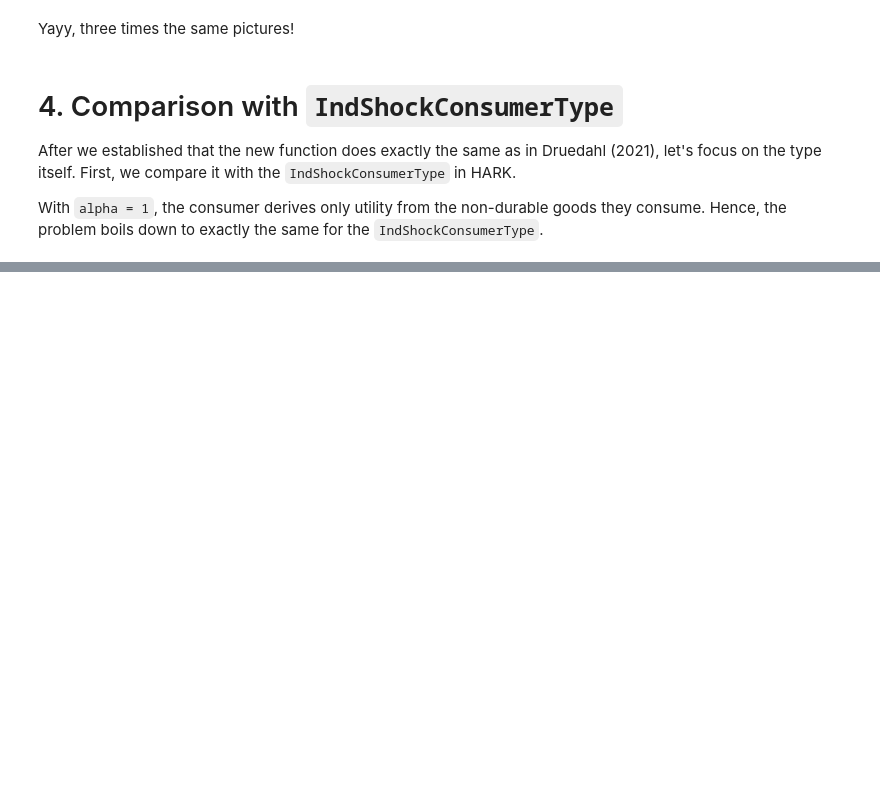
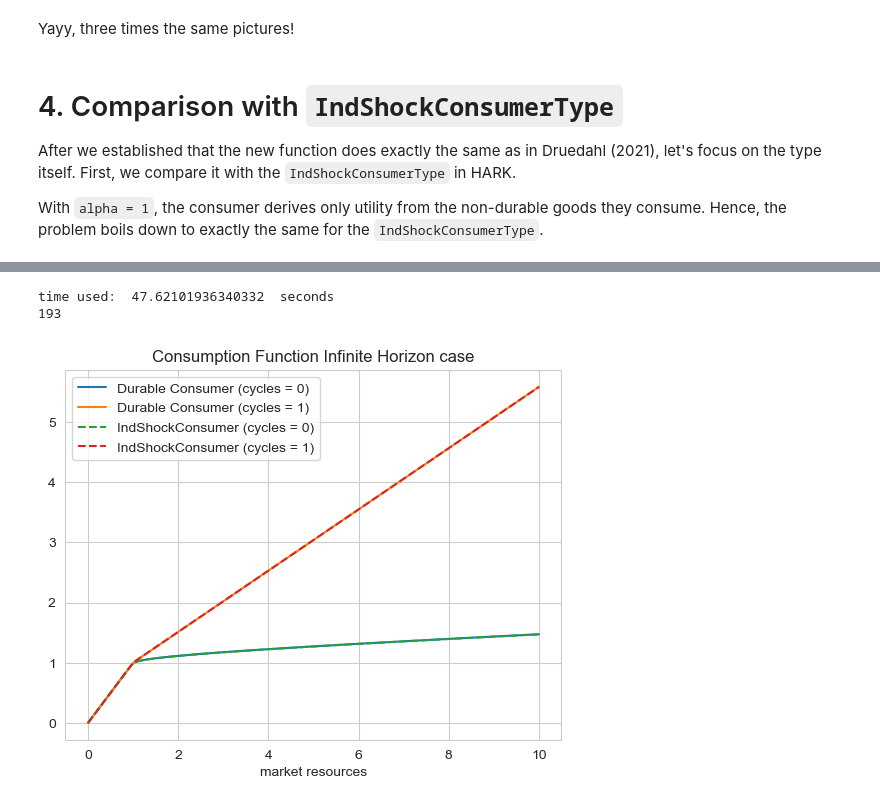
Before and after one commit to AMonninger/DurableConsumerType_REMARK, a Jupyter notebook: code/python/DurableModel_Notebook.ipynb, the cells around one changed output, grey strips where cells are left out. Saved outputs shown, nothing was run; the diff lists cells and outputs as text; code cells hidden in the pictures; blank space fills up the shorter version.

```diff
--- a/code/python/DurableModel_Notebook.ipynb
+++ b/code/python/DurableModel_Notebook.ipynb
@@ -366,0 +454,49 @@ DurableExample.solve()#(verbose=False)
+# %%
+### Solve DurableConsumerType: Lifecycle
+DurableExample_life = DurableConsumerType(**init_durable)
+DurableExample_life.alpha = 1.0
+DurableExample_life.adjC = 1.0
+DurableExample_life.dDepr = 1.0
+DurableExample_life.xNrmMax = 13
+DurableExample_life.mNrmMax = 13
+DurableExample_life.cycles = 1
+DurableExample_life.update_income_process()
+DurableExample_life.solve()#(verbose=False)
+n = 0
+Results_life = Graphfunctions(DurableExample_life,grid,n)
+# %%
+### Solve DurableConsumerType: Infinite Horizon
+
+start = time.time()
+
+DurableExample_inf = DurableConsumerType(**init_durable)
+DurableExample_inf.alpha = 1.0
+DurableExample_inf.adjC = 1.0
+DurableExample_inf.dDepr = 1.0
+DurableExample_inf.xNrmMax = 13
+DurableExample_inf.mNrmMax = 13
+DurableExample_inf.nNrmCount = 3
+DurableExample_inf.cycles = 0
+DurableExample_inf.update_income_process()
+DurableExample_inf.solve()#(verbose=False)
+Results_inf = Graphfunctions(DurableExample_inf,grid,n)
+
+end = time.time()
+time_used_1 = end - start
+print("time used: ", time_used_1, " seconds")
+### How long did it take to converge?
+print(DurableExample_inf.completed_cycles)
+# %% [output]
+time used:  47.62101936340332  seconds
+193
+# %%
+plt.plot(grid, Results_inf['cFunc_test'], label = "Durable Consumer (cycles = 0)")
+plt.plot(grid, Results_life['cFunc_test'], label = "Durable Consumer (cycles = 1)")
+plt.plot(grid, cFunc_IndShock_inf, '--' , label = "IndShockConsumer (cycles = 0)")
+plt.plot(grid, cFunc_IndShock_life, '--' , label = "IndShockConsumer (cycles = 1)")
+plt.title('Consumption Function Infinite Horizon case')
+plt.xlabel('market resources')
+plt.legend()
+plt.show()
+# %% [output]
+[figure, added]
```
Also changed, not shown: parts of 45 cells of this notebook, 9 other files.
